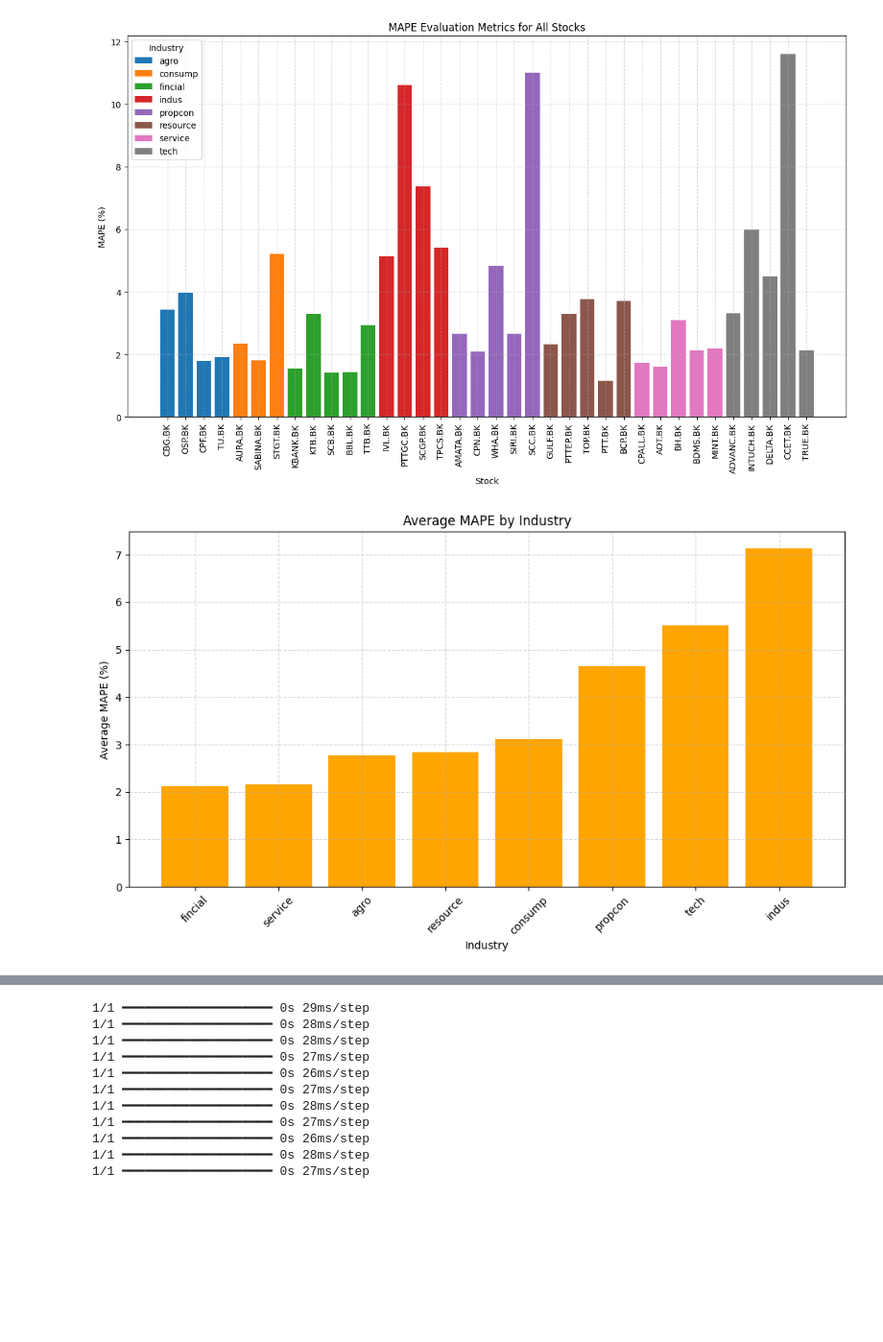
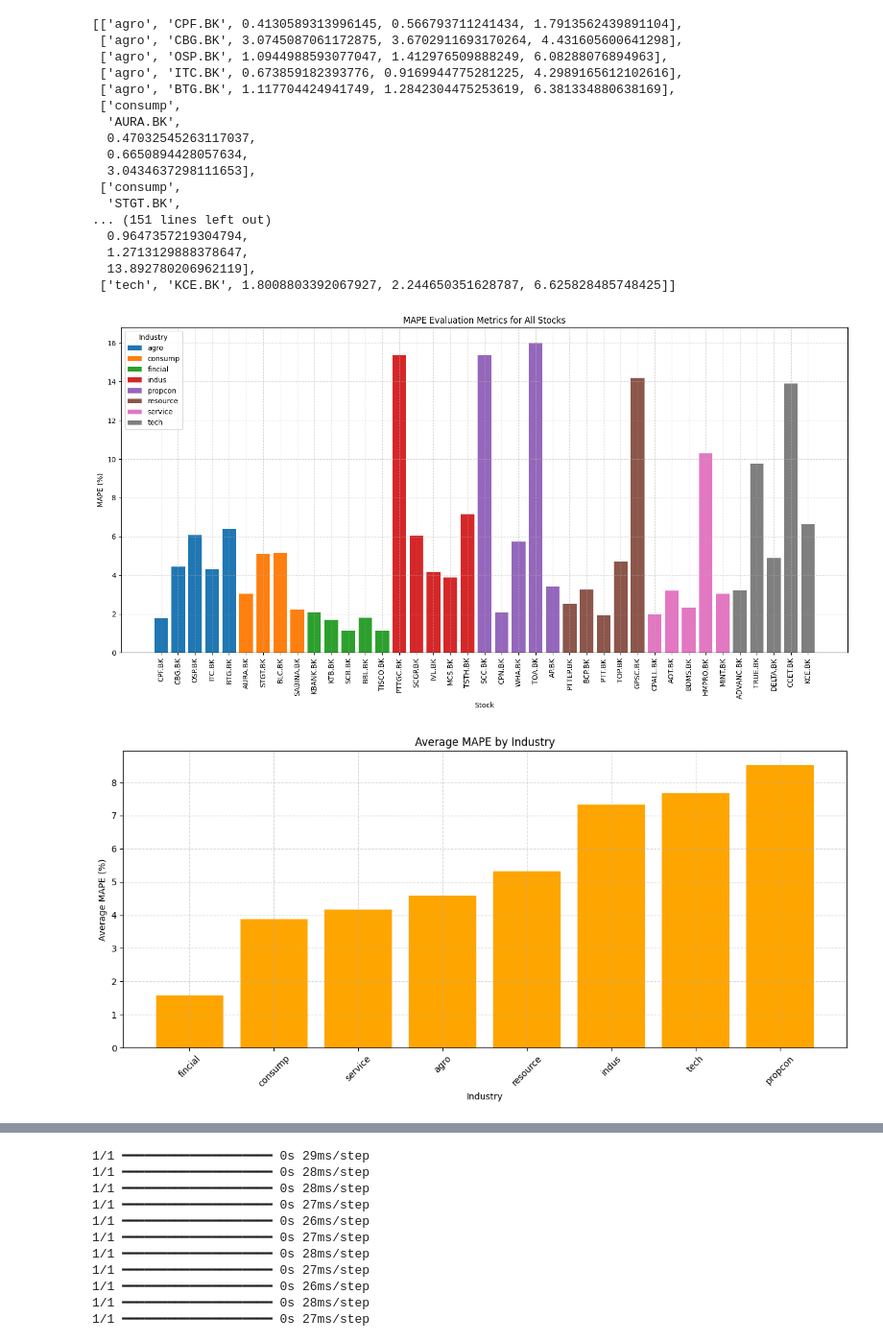
Before and after one commit to kninks/stockie-ml, a Jupyter notebook: predict_and_evaluate.ipynb, the cells around one changed output, grey strips where cells are left out. Shown at 96% size. Cells and saved outputs as stored; diff of their text form; code cells hidden in the pictures; blank space fills up the shorter version.

```diff
--- a/predict_and_evaluate.ipynb
+++ b/predict_and_evaluate.ipynb
@@ -12,6 +32,21 @@ from tensorflow.keras.models import load_model
 # %%
 # Dictionary to store all evaluation metrics
 metrics_results = []
+
+industries = {'agro': ['CPF.BK', 'CBG.BK', 'OSP.BK', 'ITC.BK', 'BTG.BK'], 'consump': ['AURA.BK', 'STGT.BK', 'BLC.BK', 'SNPS.BK', 'SABINA.BK'], 'fincial': ['KBANK.BK', 'KTB.BK', 'SCB.BK', 'BBL.BK', 'TISCO.BK'], 'indus': ['PTTGC.BK', 'SCGP.BK', 'IVL.BK', 'MCS.BK', 'TSTH.BK'], 'propcon': ['SCC.BK', 'CPN.BK', 'WHA.BK', 'TOA.BK', 'AP.BK'], 'resource': ['PTTEP.BK', 'BCP.BK', 'PTT.BK', 'TOP.BK', 'GPSC.BK'], 'service': ['CPALL.BK', 'AOT.BK', 'BDMS.BK', 'HMPRO.BK', 'MINT.BK'], 'tech': ['ADVANC.BK', 'TRUE.BK', 'DELTA.BK', 'CCET.BK', 'KCE.BK']}
+
+def create_sequences(data, sequence_length=60):
+    X = []
+    y = []
+    for i in range(sequence_length, len(data)):
+        X.append(data[i-sequence_length:i, 0])  # Past 60 days
+        y.append(data[i, 0])                    # Target: the next day’s close price
+
+    # Convert to NumPy arrays
+    X, y = np.array(X), np.array(y)
+    X = np.reshape(X, (X.shape[0], X.shape[1], 1))
+
+    return X, y
 
 # Loop through industries and stocks
 for industry, stocks in industries.items():
@@ -26,7 +61,7 @@ for industry, stocks in industries.items():
             print(f" Model, scaler, or data not found for {stock}. Skipping...")
             continue
 
-=        model = load_model(model_file)
+        model = load_model(model_file)
         with open(scaler_file, 'rb') as f:
             scaler = pickle.load(f)
 
@@ -128,38 +163,57 @@ styled_df
+# %%
+metrics_results
+# %% [output]
+[['agro', 'CPF.BK', 0.4130589313996145, 0.566793711241434, 1.7913562439891104],
+ ['agro', 'CBG.BK', 3.0745087061172875, 3.6702911693170264, 4.431605600641298],
+ ['agro', 'OSP.BK', 1.0944988593077047, 1.412976509888249, 6.08288076894963],
+ ['agro', 'ITC.BK', 0.673859182393776, 0.9169944775281225, 4.2989165612102616],
+ ['agro', 'BTG.BK', 1.117704424941749, 1.2842304475253619, 6.381334880638169],
+ ['consump',
+  'AURA.BK',
+  0.47032545263117037,
+  0.6650894428057634,
+  3.0434637298111653],
+ ['consump',
+  'STGT.BK',
+... (151 lines left out)
+  0.9647357219304794,
+  1.2713129888378647,
+  13.892780206962119],
+ ['tech', 'KCE.BK', 1.8008803392067927, 2.244650351628787, 6.625828485748425]]
 # %%
-# 📊 MAPE Visualization
-mape_df = pd.DataFrame(
-    [(industry, stock, mape) for industry, stocks in mape_results.items() for stock, mape in stocks],
-    columns=['Industry', 'Stock', 'MAPE']
-)
+# Convert list to DataFrame
+mape_df = pd.DataFrame(metrics_results, columns=['Industry', 'Stock', 'MAE', 'RMSE', 'MAPE'])
 
-# Plot MAPE for each stock
+# Plot MAPE for each stock, grouped by industry
 plt.figure(figsize=(15, 8))
 for industry in mape_df['Industry'].unique():
     subset = mape_df[mape_df['Industry'] == industry]
     plt.bar(subset['Stock'], subset['MAPE'], label=industry)
 
 plt.title('MAPE Evaluation Metrics for All Stocks')
 plt.xlabel('Stock')
 plt.ylabel('MAPE (%)')
 plt.xticks(rotation=90)
 plt.legend(title='Industry')
 plt.grid(True, linestyle='--', alpha=0.5)
+plt.tight_layout()
 plt.show()
 
 # Industry-wise MAPE Comparison
-industry_avg_mape = industry_avg_mape.sort_values(by='MAPE')
+industry_avg_mape = mape_df.groupby('Industry')['MAPE'].mean().reset_index().sort_values(by='MAPE')
 
-# Plot Industry-wise Average MAPE
+# Plot average MAPE per industry
 plt.figure(figsize=(12, 6))
 plt.bar(industry_avg_mape['Industry'], industry_avg_mape['MAPE'], color='orange')
 plt.title('Average MAPE by Industry')
 plt.xlabel('Industry')
 plt.ylabel('Average MAPE (%)')
 plt.xticks(rotation=45)
 plt.grid(True, linestyle='--', alpha=0.5)
+plt.tight_layout()
 plt.show()
 # %% [output]
-[figure, old version]
+[figure, new version]
-[figure, old version]
+[figure, new version]
 # %%
 # Run individual -------------------------------------------------------
```
Also changed, not shown: parts of 6 cells of this notebook.
